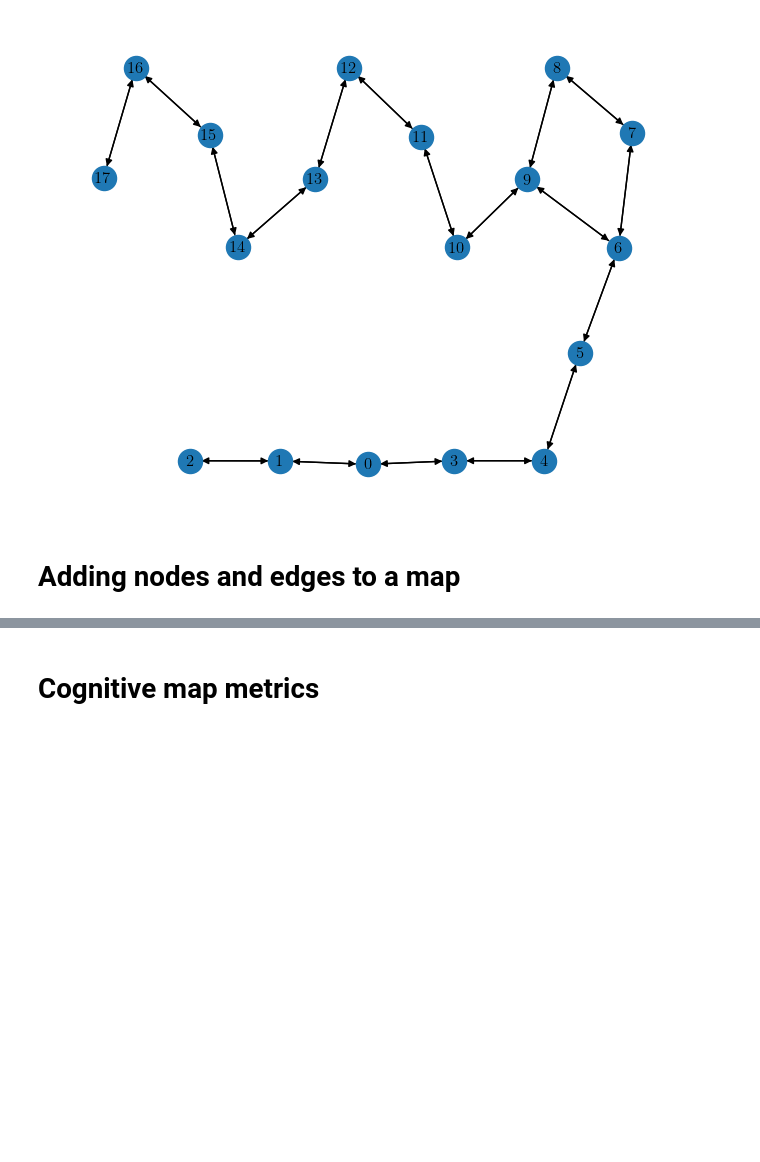
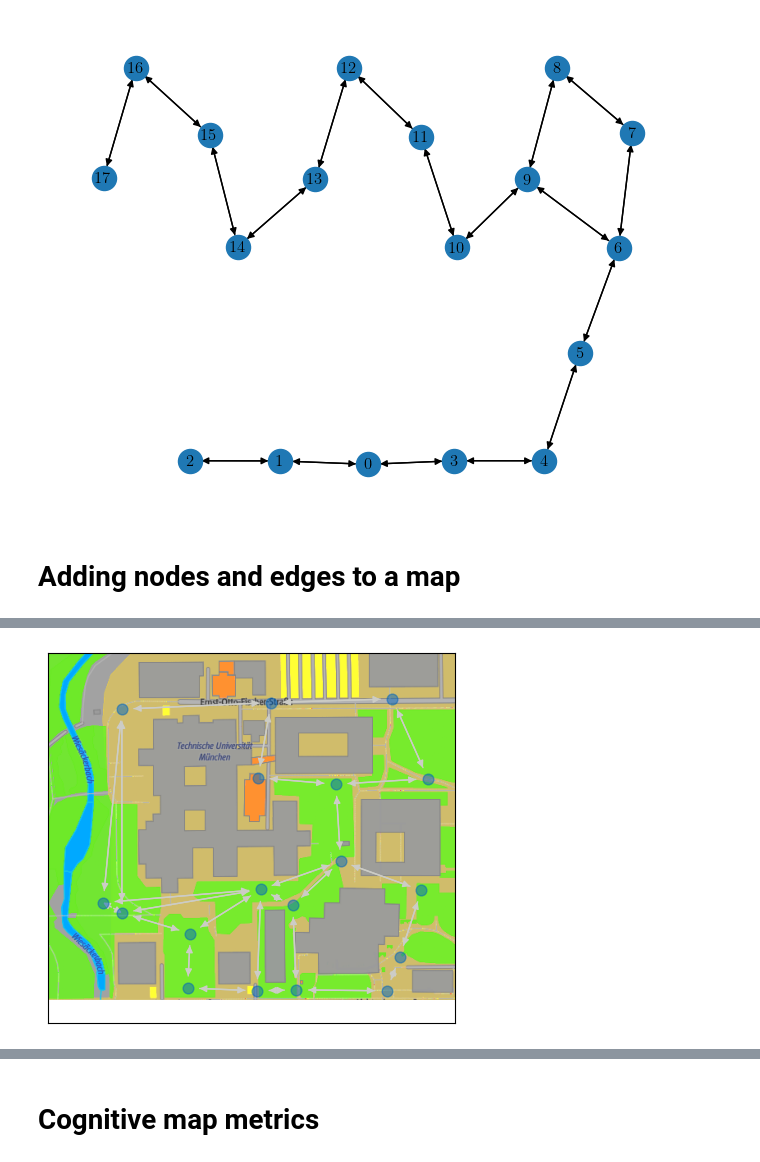
Before and after one commit to Warggr/bio-inspired-navigation, a Jupyter notebook: scripts/show_cogmaps.ipynb, the cells around one changed output, grey strips where cells are left out. Cells and saved outputs as stored; diff of their text form; code cells hidden in the pictures; blank space fills up the shorter version.

```diff
--- a/scripts/show_cogmaps.ipynb
+++ b/scripts/show_cogmaps.ipynb
@@ -438,0 +476,4 @@ cognitive_map.draw()
+# %%
+plot.plotTrajectoryInEnvironment(env_model='tmp', cognitive_map=cognitive_map, trajectory=False, with_labels=True)
+# %% [output]
+[figure, added]
```
Also changed, not shown: parts of 12 cells of this notebook, 28 other files.
